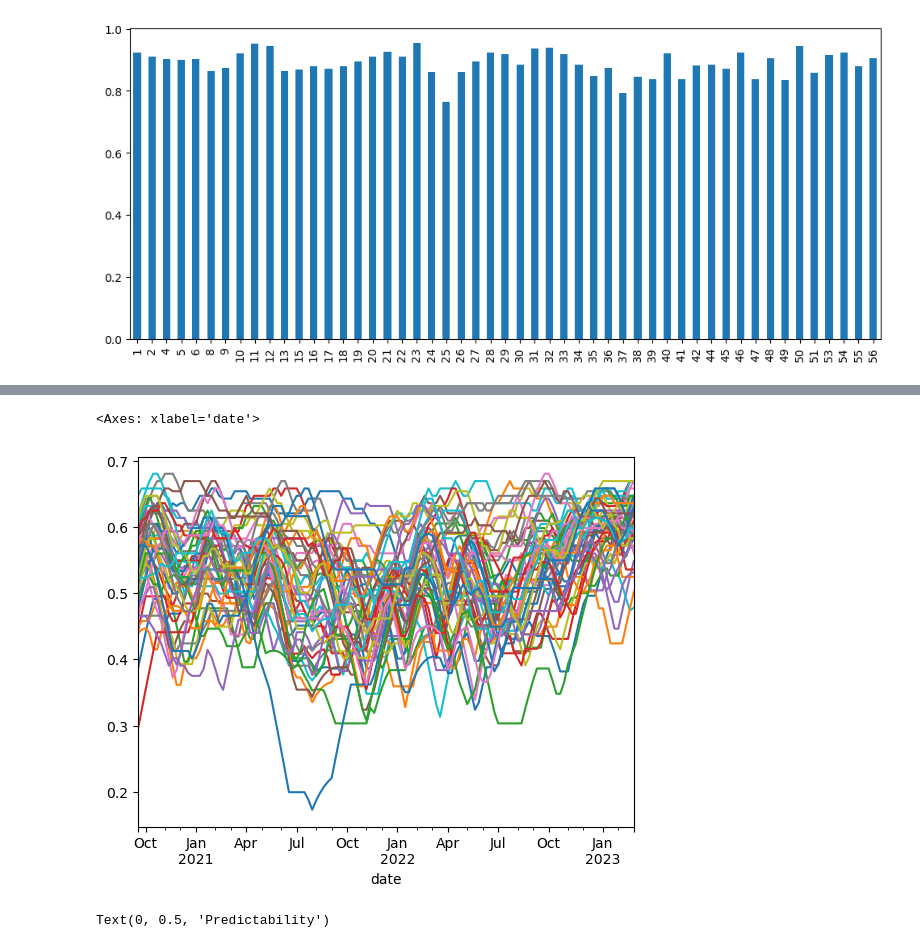
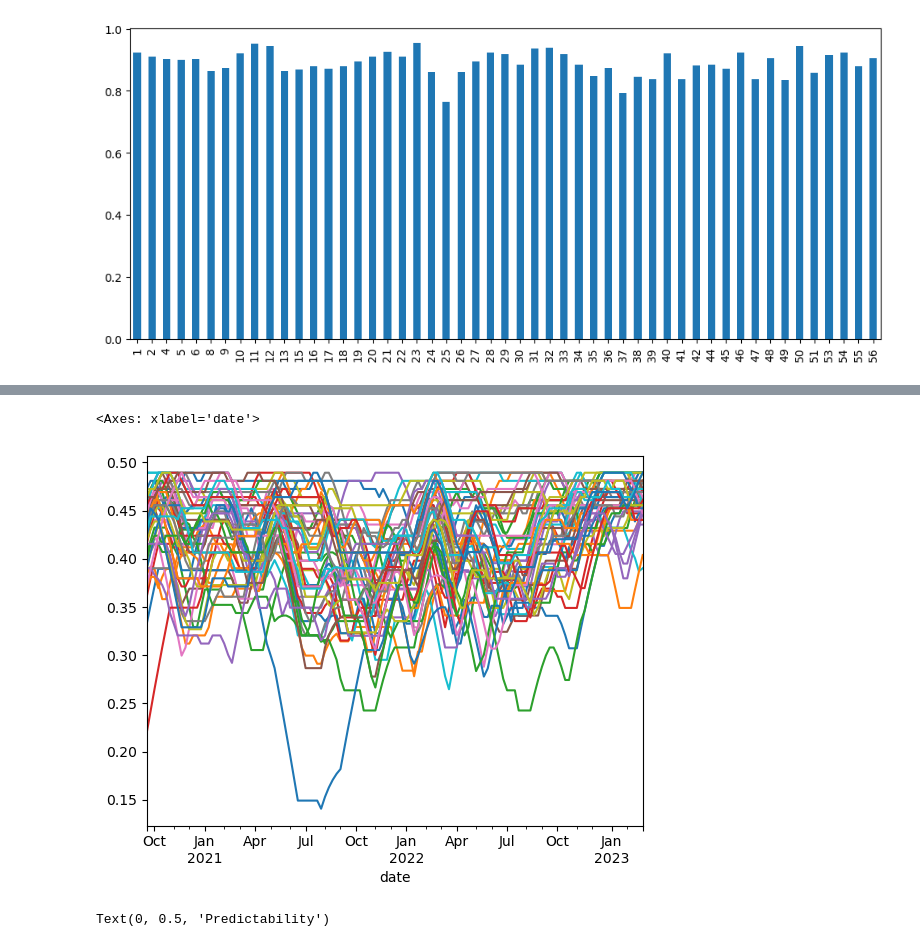
Before and after one commit to jeremynachison/SGPE_for_predictability, a Jupyter notebook: notebooks/test_ordpy.ipynb, the cells around one changed output, grey strips where cells are left out. Cells and saved outputs as stored; diff of their text form; code cells hidden in the pictures.

```diff
--- a/notebooks/test_ordpy.ipynb
+++ b/notebooks/test_ordpy.ipynb
@@ -27,9 +26,9 @@ df.apply(lambda y: [ordpy.permutation_entropy(y.values,dx=x) for x in np.arange(
 [figure]
 # %%
-df.rolling(window=30).apply(lambda y: ordpy.permutation_entropy(y,dx=5)).dropna().plot(legend=False)
+df.rolling(window=30).apply(lambda y: ordpy.permutation_entropy(y,dx=6)).dropna().plot(legend=False)
 # %% [output]
 <Axes: xlabel='date'>
-[figure, old version]
+[figure, new version]
 # %%
 pe_df = pd.concat([df.rolling(window=z).apply(lambda y: ordpy.permutation_entropy(y,dx=2)).mean() for z in np.arange(5,55,5)],axis=1)
 pe_df.columns = np.arange(1,50,5)
```
Also changed, not shown: parts of 7 cells of this notebook, 29 other files.
